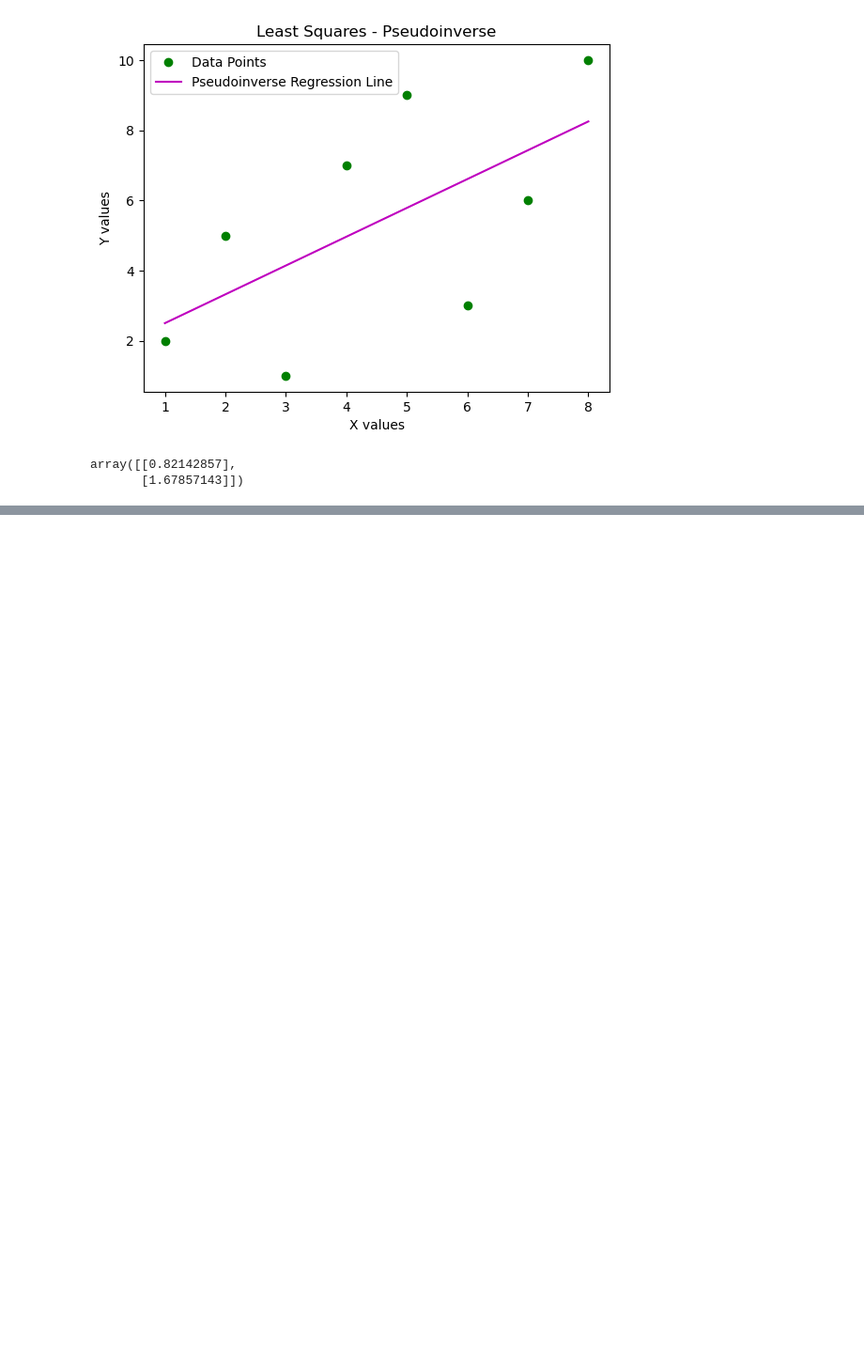
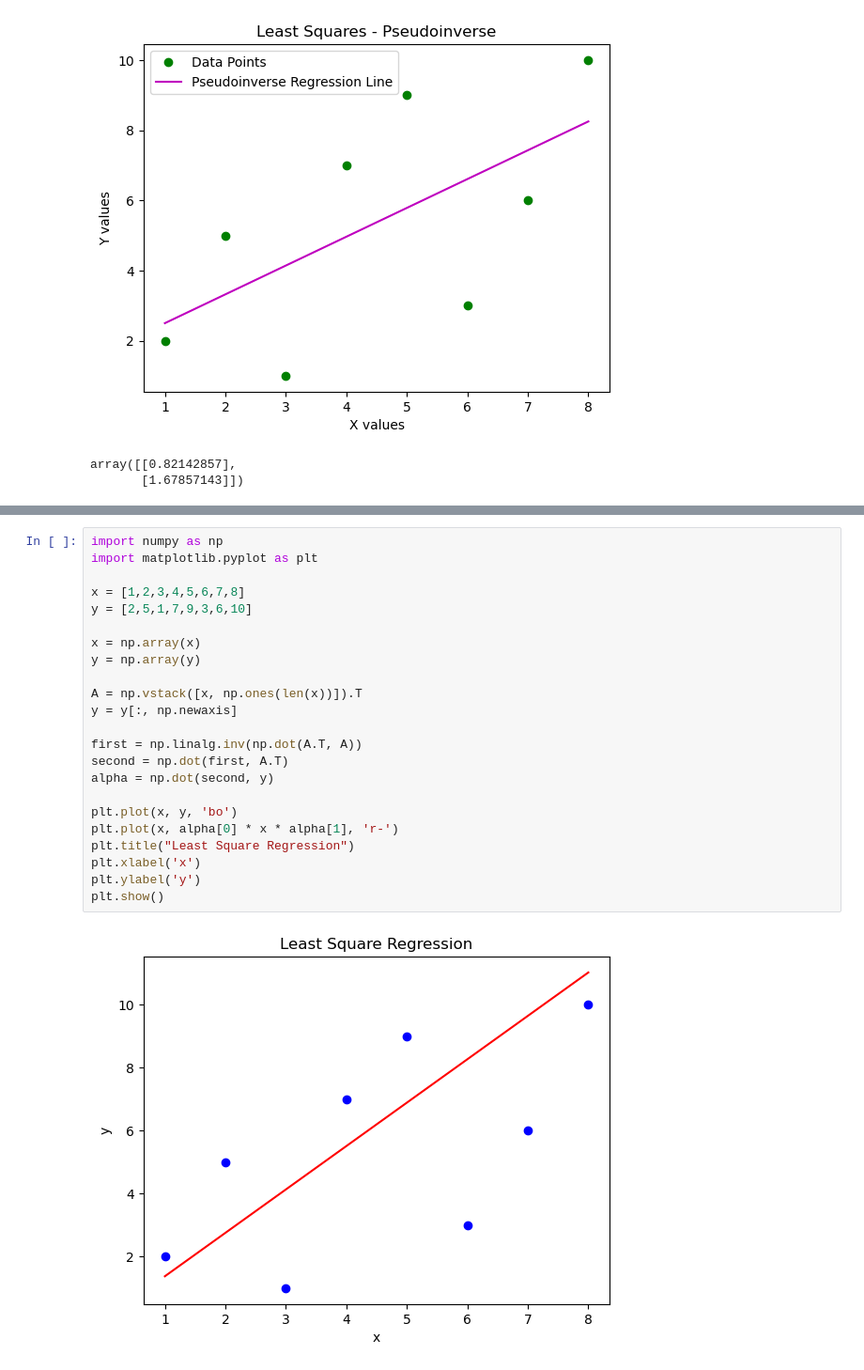
Before and after one commit to MarvelCollin/scientific-computing, a Jupyter notebook: least_square_regression.ipynb, the cells around one changed output, grey strips where cells are left out. Shown at 94% size. Cells and saved outputs as stored; diff of their text form; blank space fills up the shorter version.

```diff
--- a/least_square_regression.ipynb
+++ b/least_square_regression.ipynb
@@ -171 +166,26 @@ plt.show()
 [figure]
+# %%
+import numpy as np
+import matplotlib.pyplot as plt
+
+x = [1,2,3,4,5,6,7,8]
+y = [2,5,1,7,9,3,6,10]
+
+x = np.array(x)
+y = np.array(y)
+
+A = np.vstack([x, np.ones(len(x))]).T
+y = y[:, np.newaxis]
+
+first = np.linalg.inv(np.dot(A.T, A))
+second = np.dot(first, A.T)
+alpha = np.dot(second, y)
+
+plt.plot(x, y, 'bo')
+plt.plot(x, alpha[0] * x * alpha[1], 'r-')
+plt.title("Least Square Regression")
+plt.xlabel('x')
+plt.ylabel('y')
+plt.show()
+# %% [output]
+[figure, added]
```
Also changed, not shown: parts of 3 cells of this notebook, 2 other files.
